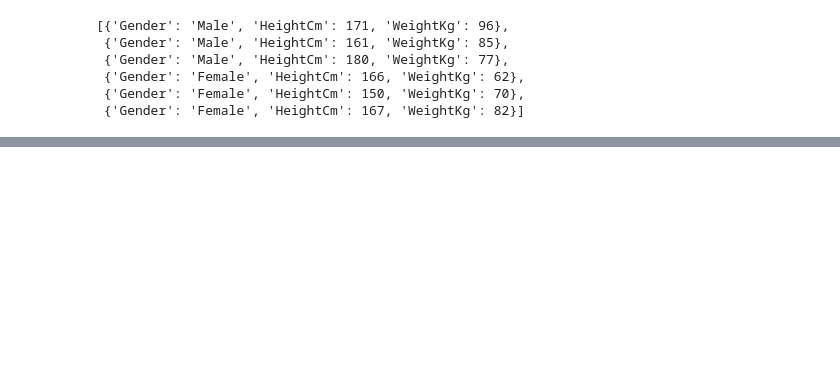
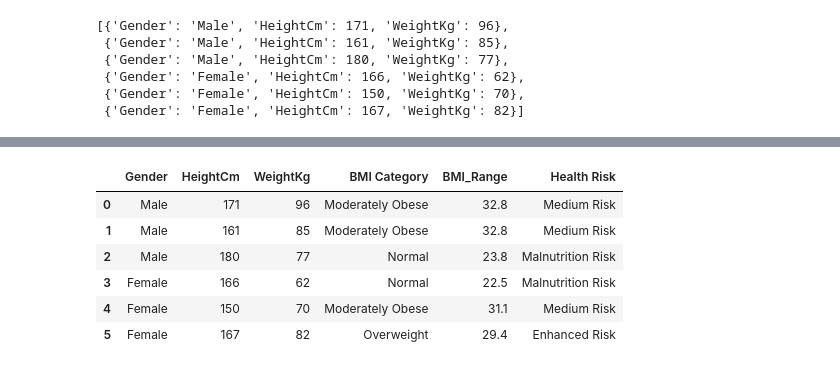
Before and after one commit to izharul-haque/BMI_Calculator, a Jupyter notebook: BMI_Calculator.ipynb, the cells around one changed output, grey strips where cells are left out. Drawn from its saved outputs; the diff is of its cells as text; code cells hidden in the pictures; blank space fills up the shorter version.

```diff
--- a/BMI_Calculator.ipynb
+++ b/BMI_Calculator.ipynb
@@ -162,2 +119,2 @@ BMI_table
 # %%
-data['BMI Range(Kg/m**2)'] = round(data['WeightKg'] / (data['HeightCm']**2)*10000,1)
+data['BMI_Range'] = round(data['WeightKg'] / (data['HeightCm']**2)*10000,1)
@@ -173,2 +120,0 @@ data.head()
-# %%
-data['BMI Category'] = if(data['BMI Range(Kg/m**2) <=18.5])
@@ -186,0 +131,49 @@ memory usage: 320.0+ bytes
+# %%
+# creating a blank series to insert value
+
+BMI_Category =pd.Series([])
+Health_Risk =pd.Series([])
+
+for i in range(len(data)):
+    if data["BMI_Range"][i] <=18.4:
+        BMI_Category[i]="Underweight"
+        Health_Risk[i]="Malnutrition Risk"
+
+    elif data["BMI_Range"][i] <=24.9:
+        BMI_Category[i]="Normal"
+        Health_Risk[i]="Malnutrition Risk"
+
+    elif data["BMI_Range"][i] <=29.9:
+        BMI_Category[i]="Overweight"
+        Health_Risk[i]="Enhanced Risk"
+
+    elif data["BMI_Range"][i] <=34.9:
+        BMI_Category[i]="Moderately Obese"
+        Health_Risk[i]="Medium Risk"
+
+    elif data["BMI_Range"][i] <=39.9:
+        BMI_Category[i]="Severely Obese"
+        Health_Risk[i]="High Risk"
+
+    elif data["BMI_Range"][i] >40:
+        BMI_Category[i]="Very Severely Obese"
+        Health_Risk[i]="Very High Risk"
+
+    else:
+        BMI_Category[i]= data["BMI_Range"][i]
+        Health_Risk[i]=data["BMI_Range"][i]
+# %%
+# inserting a new column to the dataset for the values above stored
+data.insert(3, "BMI Category", BMI_Category)
+data.insert(5, "Health Risk", Health_Risk)
+# %%
+# final dataset
+data.head(6)
+# %% [output]
+|  | Gender | HeightCm | WeightKg | BMI Category | BMI_Range | Health Risk |
+| 0 | Male | 171 | 96 | Moderately Obese | 32.8 | Medium Risk |
+| 1 | Male | 161 | 85 | Moderately Obese | 32.8 | Medium Risk |
+| 2 | Male | 180 | 77 | Normal | 23.8 | Malnutrition Risk |
+| 3 | Female | 166 | 62 | Normal | 22.5 | Malnutrition Risk |
+| 4 | Female | 150 | 70 | Moderately Obese | 31.1 | Medium Risk |
+| 5 | Female | 167 | 82 | Overweight | 29.4 | Enhanced Risk |
```
Also changed, not shown: parts of 13 cells of this notebook.
